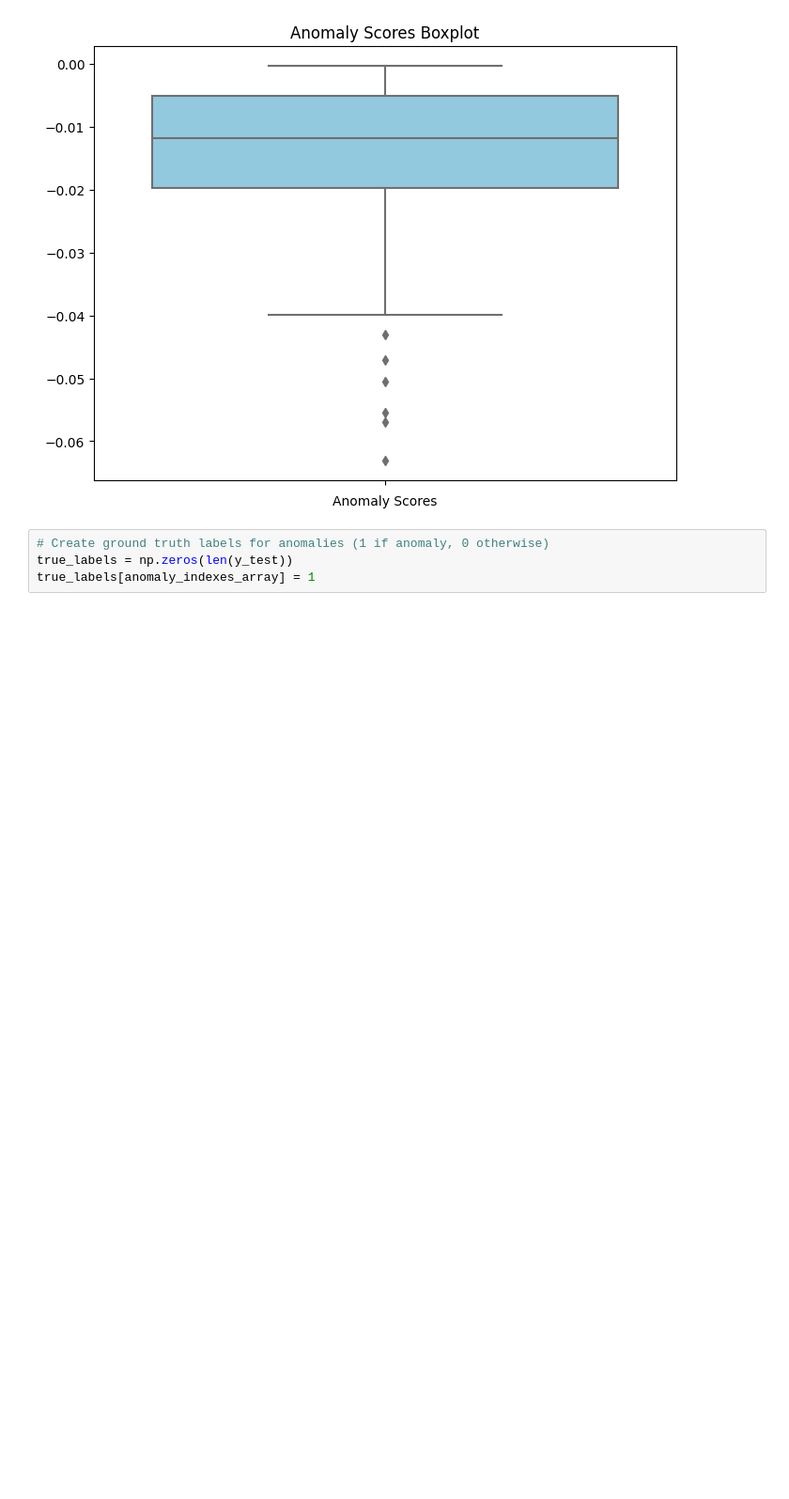
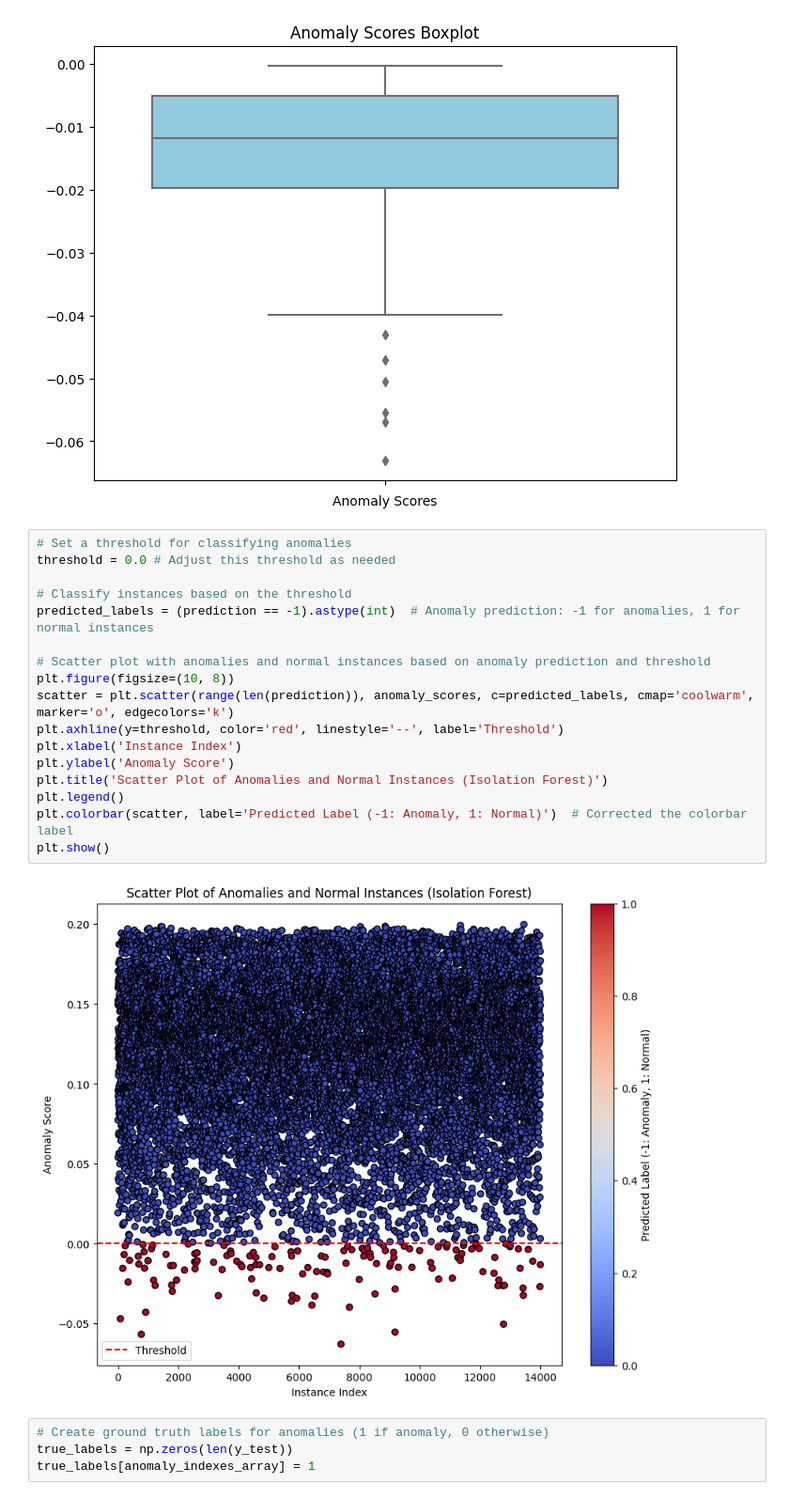
Before and after one commit to HeadBangZ/MasterThesis, a Jupyter notebook: mnist/random_forest/if.ipynb, the cells around one changed output. Shown at 94% size. Saved outputs shown, nothing was run; the diff lists cells and outputs as text; blank space fills up the shorter version.

```diff
--- a/mnist/random_forest/if.ipynb
+++ b/mnist/random_forest/if.ipynb
@@ -170,6 +170,25 @@ plt.xlabel('Anomaly Scores')
 plt.show()
 # %% [output]
 [figure]
+# %%
+# Set a threshold for classifying anomalies
+threshold = 0.0 # Adjust this threshold as needed
+
+# Classify instances based on the threshold
+predicted_labels = (prediction == -1).astype(int)  # Anomaly prediction: -1 for anomalies, 1 for normal instances
+
+# Scatter plot with anomalies and normal instances based on anomaly prediction and threshold
+plt.figure(figsize=(10, 8))
+scatter = plt.scatter(range(len(prediction)), anomaly_scores, c=predicted_labels, cmap='coolwarm', marker='o', edgecolors='k')
+plt.axhline(y=threshold, color='red', linestyle='--', label='Threshold')
+plt.xlabel('Instance Index')
+plt.ylabel('Anomaly Score')
+plt.title('Scatter Plot of Anomalies and Normal Instances (Isolation Forest)')
+plt.legend()
+plt.colorbar(scatter, label='Predicted Label (-1: Anomaly, 1: Normal)')  # Corrected the colorbar label
+plt.show()
+# %% [output]
+[figure, added]
 # %%
 # Create ground truth labels for anomalies (1 if anomaly, 0 otherwise)
 true_labels = np.zeros(len(y_test))
```
Also changed, not shown: 8 other files.
